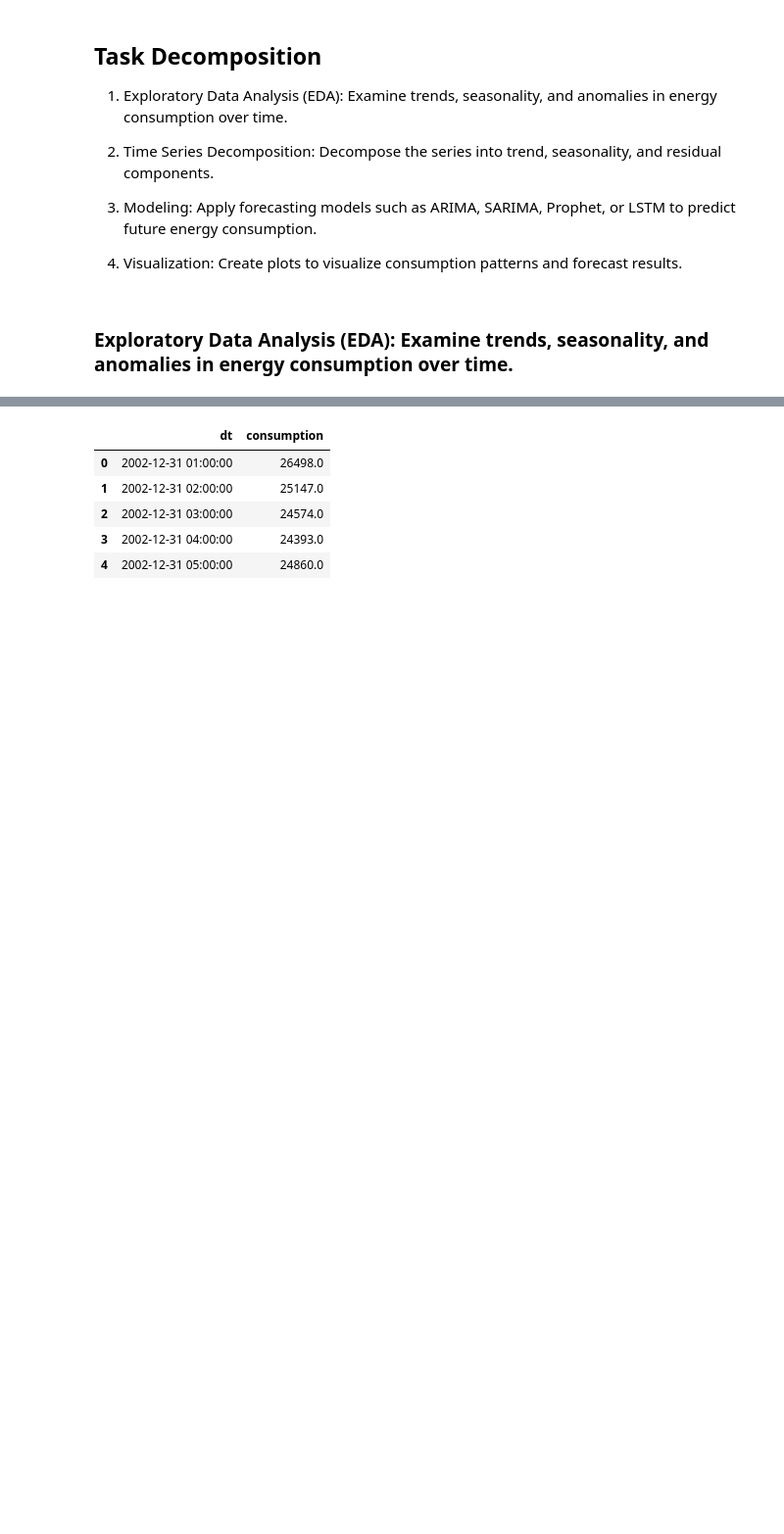
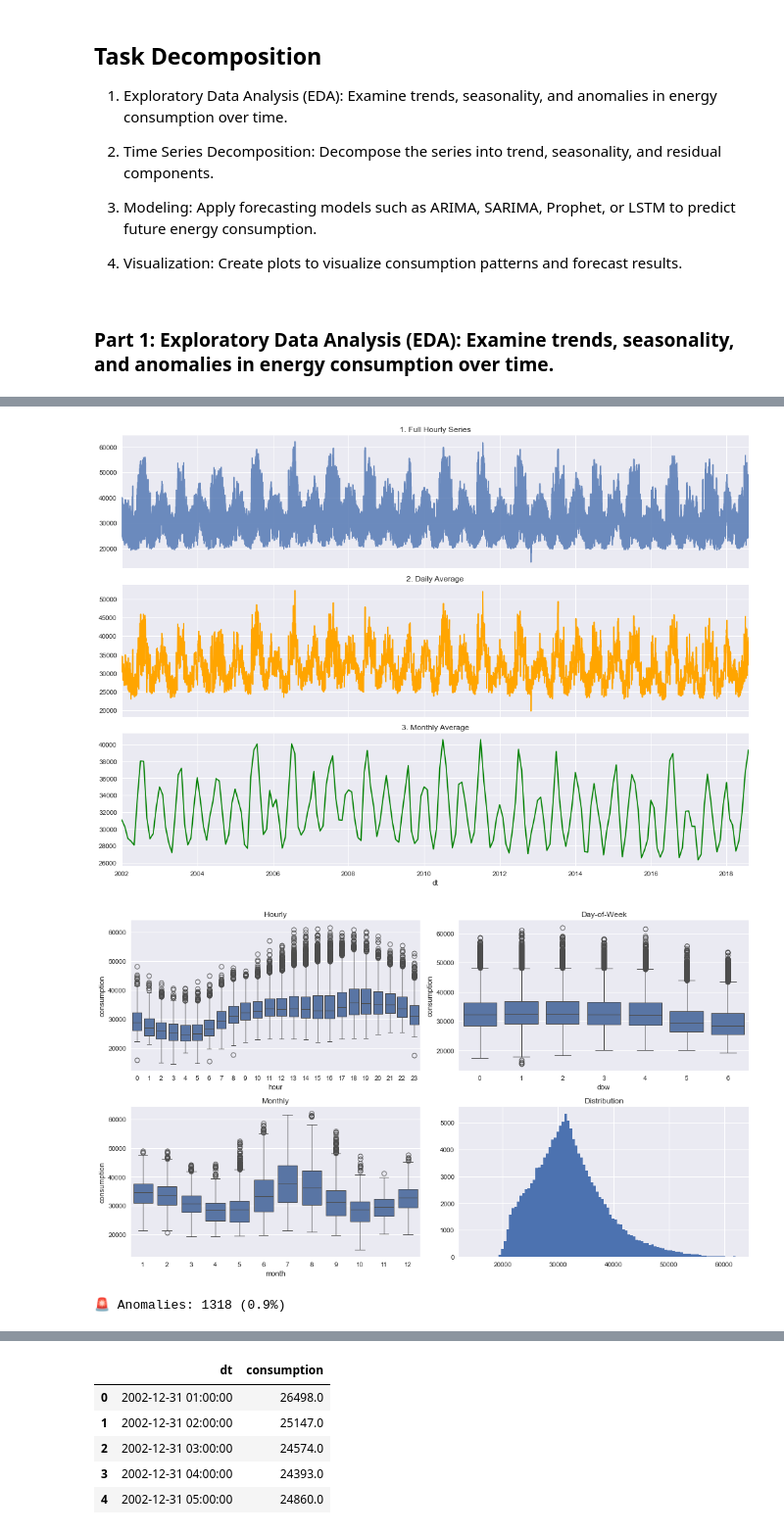
Before and after one commit to maxegorovpt/da_portfolio, a Jupyter notebook: 01_business_cases/time_series_analysis_in_progress/Time Series Prediction.ipynb, the cells around one changed output, grey strips where cells are left out. Shown at 98% size. Cells and saved outputs as stored; diff of their text form; code cells hidden in the pictures; blank space fills up the shorter version.

```diff
--- a/01_business_cases/time_series_analysis_in_progress/Time Series Prediction.ipynb
+++ b/01_business_cases/time_series_analysis_in_progress/Time Series Prediction.ipynb
@@ -11,4 +11,75 @@
 
 4) Visualization: Create plots to visualize consumption patterns and forecast results.
 # %% [markdown]
-### Exploratory Data Analysis (EDA): Examine trends, seasonality, and anomalies in energy consumption over time.
+### Part 1: Exploratory Data Analysis (EDA): Examine trends, seasonality, and anomalies in energy consumption over time.
+# %%
+## PART 1: EXPLORATORY DATA ANALYSIS - DUPLICATE-FIXED
+
+import pandas as pd
+import numpy as np
+import matplotlib.pyplot as plt
+import seaborn as sns
+from sklearn.metrics import mean_absolute_error, mean_squared_error
+import warnings
+warnings.filterwarnings('ignore')
+
+plt.style.use('seaborn-v0_8')
+%matplotlib inline
+
+# 1.1 LOAD & CLEAN DUPLICATES
+df = pd.read_csv('pjme_hourly.csv')
+print("Original shape:", df.shape)
+print("Original columns:", df.columns.tolist())
+
+# Convert & check for duplicates BEFORE setting index
+df['Datetime'] = pd.to_datetime(df['Datetime'])
+dupe_count = df['Datetime'].duplicated().sum()
+print(f"⚠️  Duplicate timestamps found: {dupe_count}")
+
+# REMOVE DUPLICATES (keep first occurrence)
+df = df.drop_duplicates(subset='Datetime', keep='first').reset_index(drop=True)
+print("✅ Shape after dedupe:", df.shape)
+
+# Now safe to set index
+df = df.rename(columns={'Datetime': 'dt', 'PJME_MW': 'consumption'})
+df = df.set_index('dt').sort_index()
+print("Final shape:", df.shape)
+print("\nFirst 3 rows:")
+print(df.head(3))
+
+# 1.2 BASIC STATS & TRENDS
+print("\n📈 Summary:")
+print(df['consumption'].describe())
+
+daily = df['consumption'].resample('D').mean()
+monthly = df['consumption'].resample('ME').mean()
+
+fig, axes = plt.subplots(3, 1, figsize=(14, 10), sharex=True)
+df['consumption'].plot(ax=axes[0], title='1. Full Hourly Series', alpha=0.8)
+daily.plot(ax=axes[1], title='2. Daily Average', color='orange')
+monthly.plot(ax=axes[2], title='3. Monthly Average', color='green')
+plt.tight_layout()
+plt.show()
+
+# 1.3 SEASONALITY
+df['hour'] = df.index.hour
+df['dow'] = df.index.dayofweek
+df['month'] = df.index.month
+
+fig, axes = plt.subplots(2, 2, figsize=(14, 8))
+sns.boxplot(data=df.sample(50000), x='hour', y='consumption', ax=axes[0,0])
+axes[0,0].set_title('Hourly')
+sns.boxplot(data=df.sample(50000), x='dow', y='consumption', ax=axes[0,1])
+axes[0,1].set_title('Day-of-Week')
+sns.boxplot(data=df.sample(50000), x='month', y='consumption', ax=axes[1,0])
+axes[1,0].set_title('Monthly')
+df['consumption'].hist(bins=100, ax=axes[1,1])
+axes[1,1].set_title('Distribution')
+plt.tight_layout()
+plt.show()
+
+# 1.4 ANOMALIES
+df['zscore'] = (df['consumption'] - df['consumption'].mean()) / df['consumption'].std()
+anomalies = df[np.abs(df['zscore']) > 3]
+print(f"🚨 Anomalies: {len(anomalies)} ({len(anomalies)/len(df)*100:.1f}%)")
+# %% [output]
@@ -14,0 +103,3 @@
+[figure, added]
+[figure, added]
+🚨 Anomalies: 1318 (0.9%)
```
Also changed, not shown: parts of 19 cells of this notebook, 1 other file.
